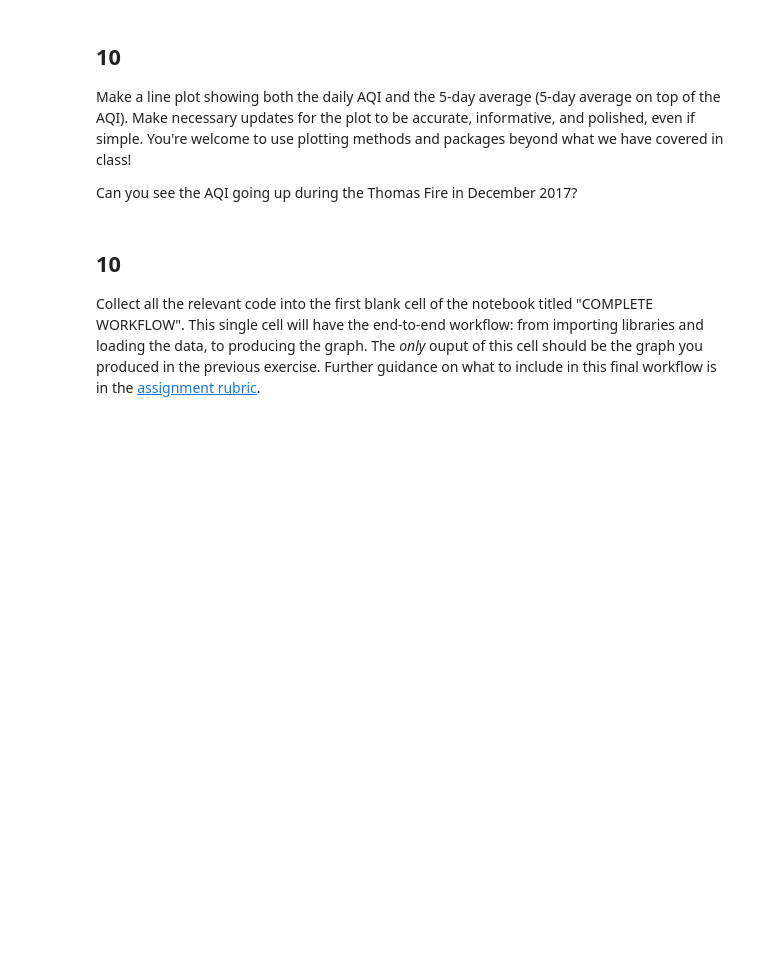
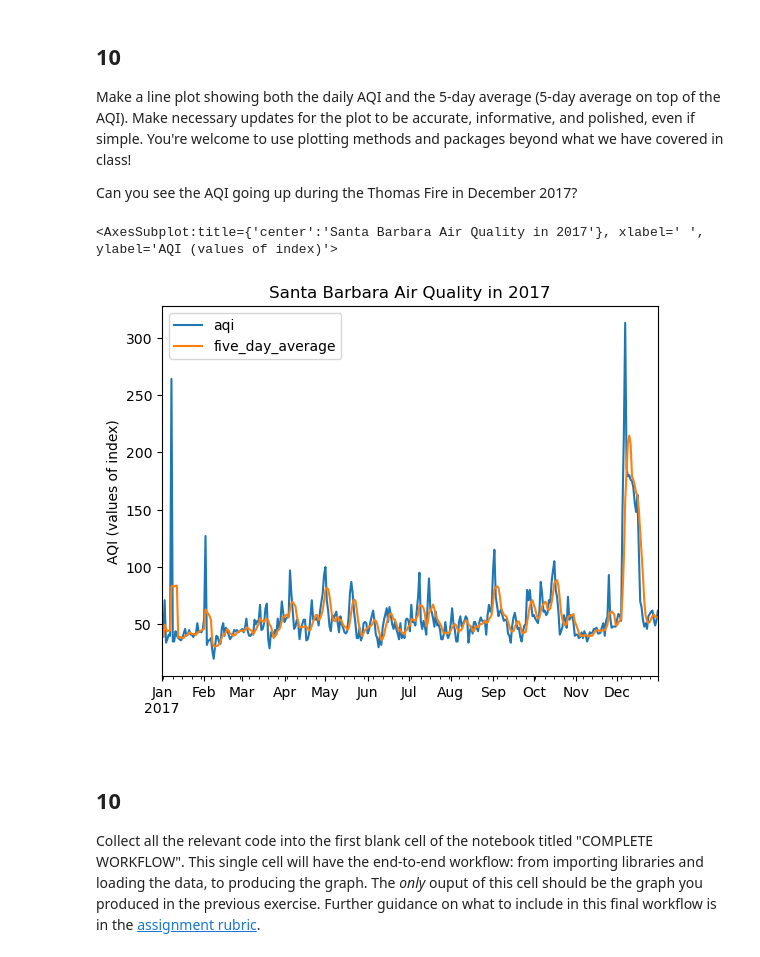
Before and after one commit to matteo-torres/eds220-hwk2, a Jupyter notebook: hwk2-task3-aqi.ipynb, the cells around one changed output. Cells and saved outputs as stored; diff of their text form; code cells hidden in the pictures; blank space fills up the shorter version.

```diff
--- a/hwk2-task3-aqi.ipynb
+++ b/hwk2-task3-aqi.ipynb
@@ -302,3 +321,9 @@ rolling_average
 ## 9
 
 Without creating any new variables, add the mean of the AQI over a 5-day rolling window as a new column named `five_day_average` to the `aqi_sb` dataframe.
+# %%
+# Create new column for `five_day_average`
+aqi_sb["five_day_average"] = aqi_sb["aqi"].rolling(window = "5D").mean()
+
+# Check df
+aqi_sb
@@ -309,6 +349,15 @@ Without creating any new variables, add the mean of the AQI over a 5-day rolling
 Make a line plot showing both the daily AQI and the 5-day average (5-day average on top of the AQI). Make necessary updates for the plot to be accurate, informative, and polished, even if simple. You're welcome to use plotting methods and packages beyond what we have covered in class!
 
 Can you see the AQI going up during the Thomas Fire in December 2017?
+# %%
+aqi_sb.loc["2017"].plot(y = ["aqi", "five_day_average"],
+                        xlabel = " ",
+                        ylabel = "AQI (values of index)",
+                        title = "Santa Barbara Air Quality in 2017",
+                        kind = "line")
+# %% [output]
+<AxesSubplot:title={'center':'Santa Barbara Air Quality in 2017'}, xlabel=' ', ylabel='AQI (values of index)'>
+[figure, added]
 # %% [markdown]
 ## 10
 
```
Also changed, not shown: parts of 5 cells of this notebook, 1 other file.
